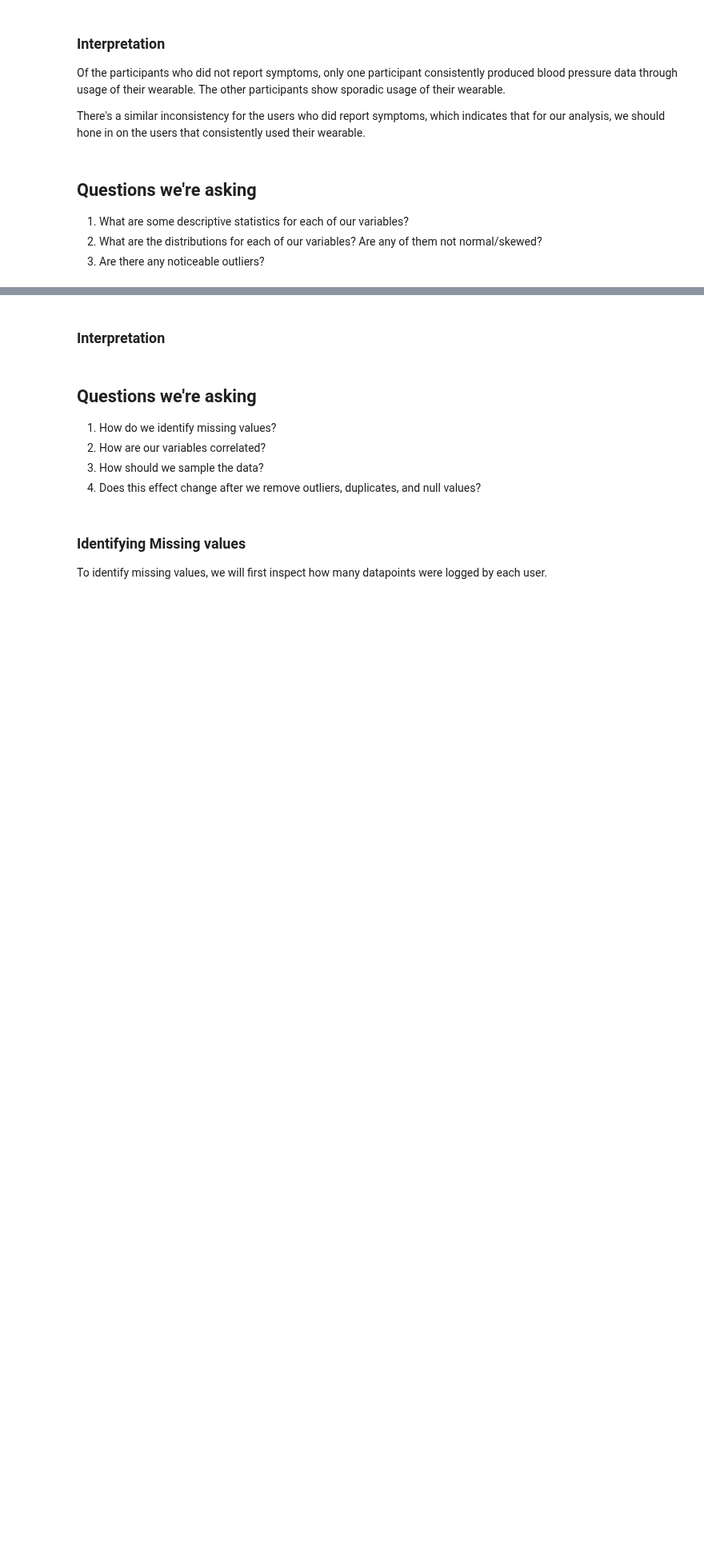
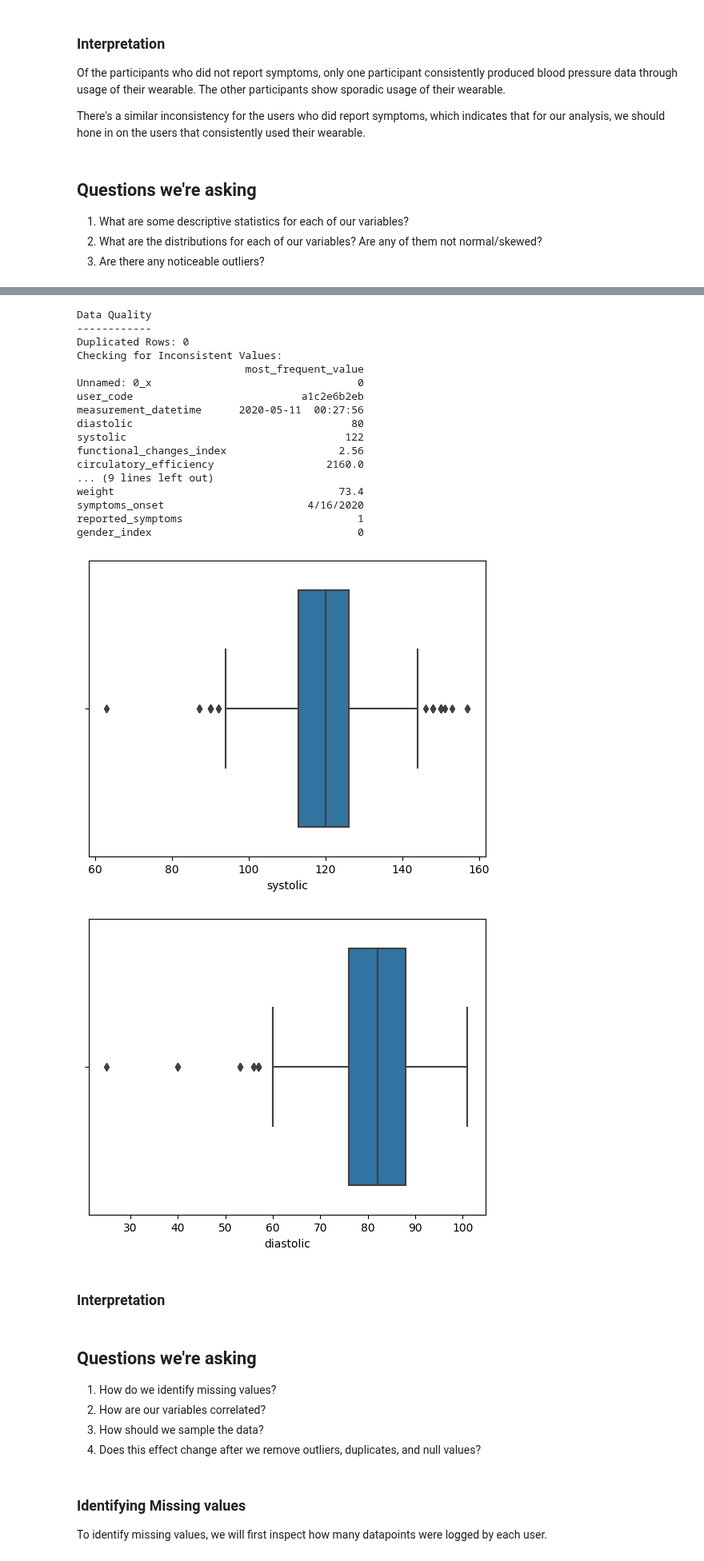
Before and after one commit to AIPI510/aipi510-fall24, a Jupyter notebook: forever-loop-eda-ta4.ipynb, the cells around one changed output, grey strips where cells are left out. Shown at 80% size. Cells and saved outputs as stored; diff of their text form; code cells hidden in the pictures; blank space fills up the shorter version.

```diff
--- a/forever-loop-eda-ta4.ipynb
+++ b/forever-loop-eda-ta4.ipynb
@@ -274,3 +325,37 @@ There's a similar inconsistency for the users who did report symptoms, which ind
+# %%
+
+# Data Quality
+print("\nData Quality")
+print("------------")
+print(f"Duplicated Rows: {df['joined'].duplicated().sum()}")
+print("Checking for Inconsistent Values:")
+print(df['joined'].apply(lambda x: x.value_counts().index[0]).to_frame('most_frequent_value'))
+
+
+sns.boxplot(df['blood_pressure'], x='systolic')
+plt.show()
+sns.boxplot(df['blood_pressure'], x='diastolic')
+plt.show()
+# %% [output]
+Data Quality
+------------
+Duplicated Rows: 0
+Checking for Inconsistent Values:
+                           most_frequent_value
+Unnamed: 0_x                                 0
+user_code                           a1c2e6b2eb
+measurement_datetime      2020-05-11  00:27:56
+diastolic                                   80
+systolic                                   122
+functional_changes_index                  2.56
+circulatory_efficiency                  2160.0
+... (9 lines left out)
+weight                                    73.4
+symptoms_onset                       4/16/2020
+reported_symptoms                            1
+gender_index                                 0
+[figure, added]
+[figure, added]
 # %% [markdown]
 ### Interpretation
 # %% [markdown]
```
Also changed, not shown: parts of 2 cells of this notebook.
